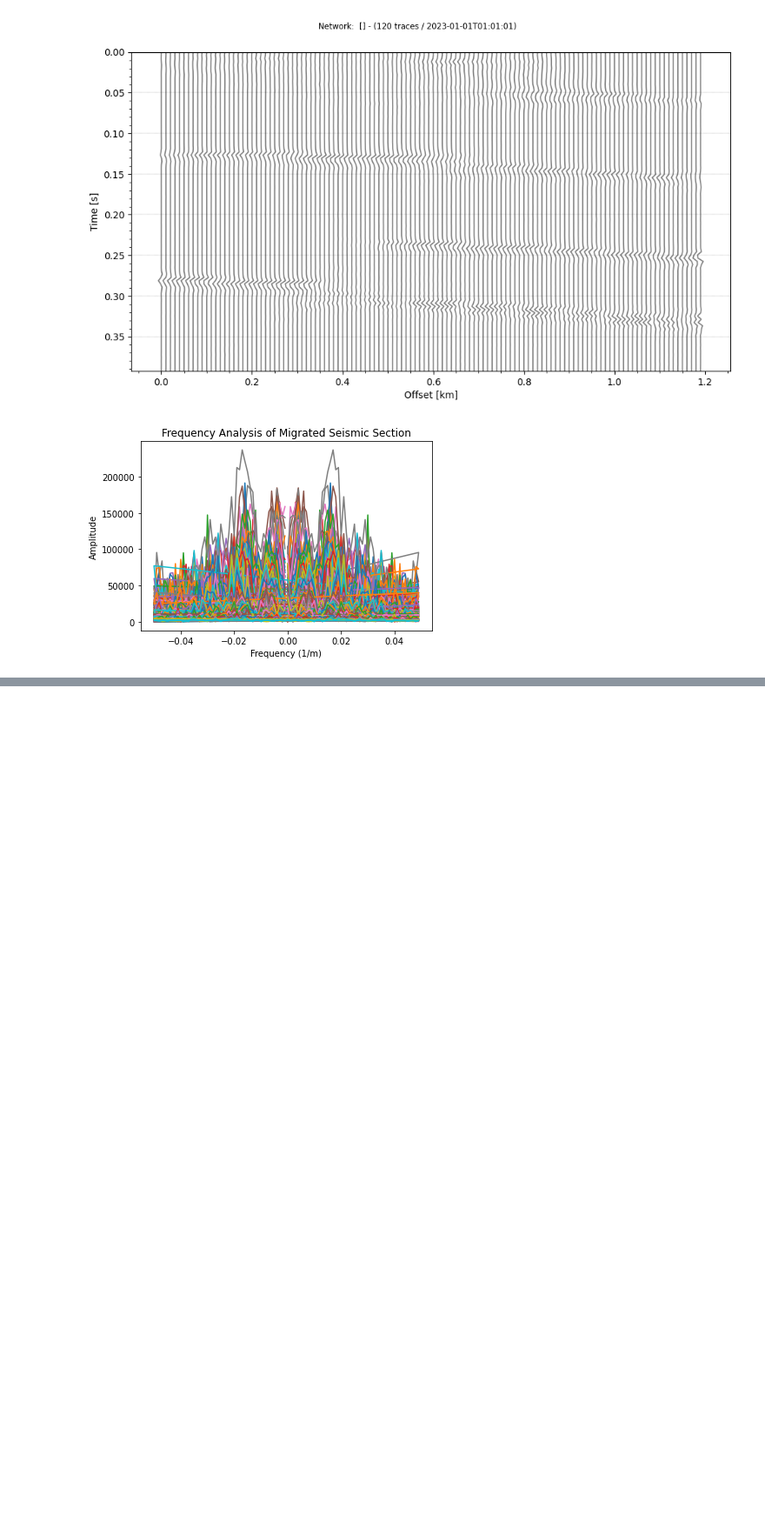
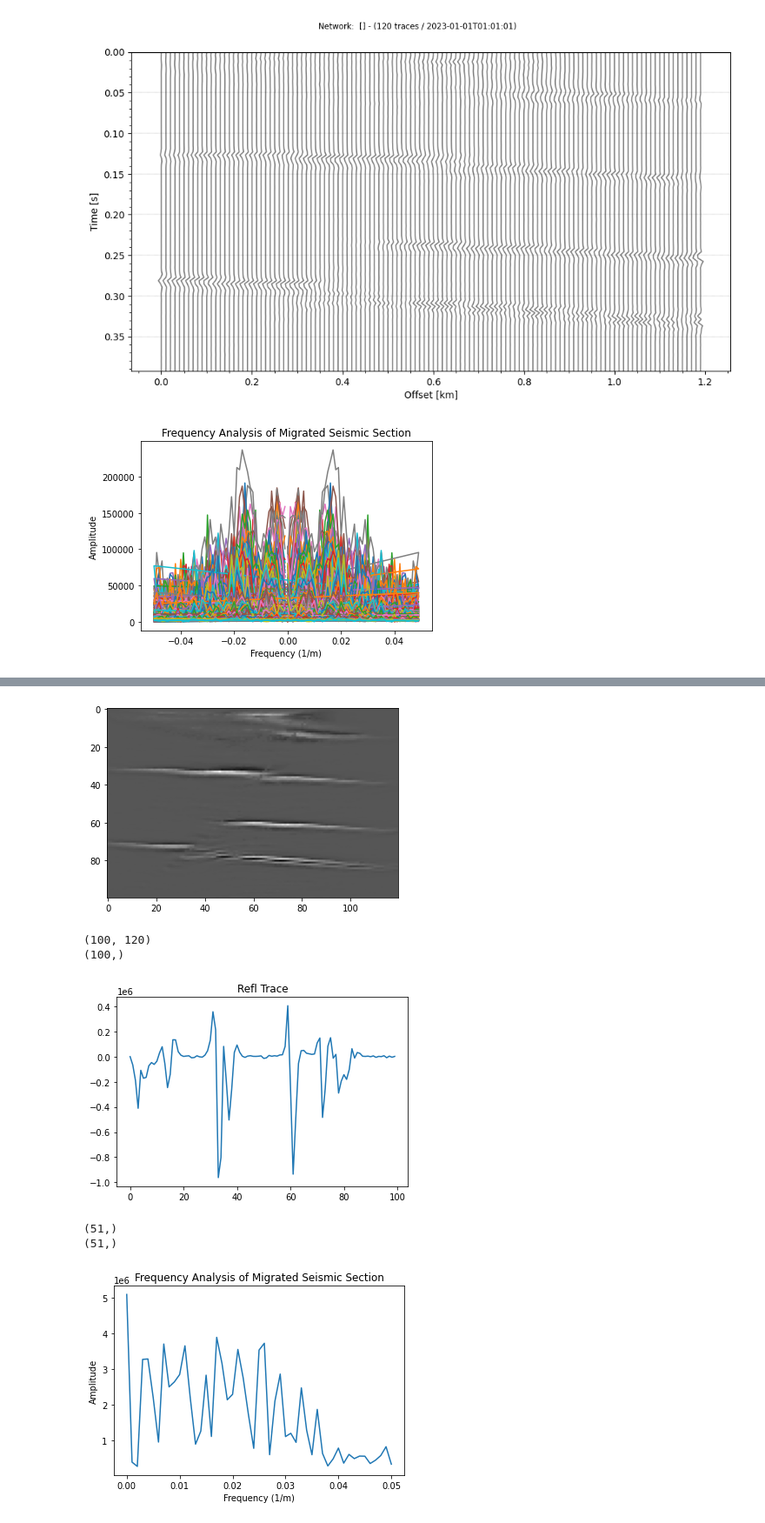
Before and after one commit to GuilhermeZakarewicz/DiffraPy, a Jupyter notebook: Testes_Heterogeneous_VelocityModel.ipynb, the cells around one changed output, grey strips where cells are left out. Shown at 87% size. Drawn from its saved outputs; the diff is of its cells as text; code cells hidden in the pictures; blank space fills up the shorter version.

```diff
--- a/Testes_Heterogeneous_VelocityModel.ipynb
+++ b/Testes_Heterogeneous_VelocityModel.ipynb
@@ -595,0 +655,44 @@ plt.show()
+# %%
+filename = "Data/SEGY_files/refls_heter.sgy"
+st_refl = _read_segy(filename)
+
+gather2 = np.zeros([nx,nt])
+
+for i in range(len(gather)):
+    gather2[i] = st_refl[i]
+
+teste_refl = gather2.T
+
+plt.imshow(teste_refl, aspect="auto", cmap="binary")
+plt.show()
+
+trace_refl = np.sum(teste_refl,axis=1)
+
+print(np.shape(teste_refl))
+print(np.shape(trace_refl))
+
+plt.plot(trace_refl)
+plt.title("Refl Trace")
+plt.show()
+
+refl_fft = np.fft.rfft(trace_refl)
+amplitude_spectrum_refl = np.abs(refl_fft)
+depth_interval = 10 #meters
+depth_axis = np.fft.rfftfreq(100, d=depth_interval)
+
+print(np.shape(amplitude_spectrum_refl))
+print(np.shape(depth_axis))
+
+plt.plot(depth_axis, amplitude_spectrum_refl)
+plt.title('Frequency Analysis of Migrated Seismic Section')
+plt.xlabel('Frequency (1/m)')
+plt.ylabel('Amplitude')
+plt.show()
+# %% [output]
+[figure, added]
+(100, 120)
+(100,)
+[figure, added]
+(51,)
+(51,)
+[figure, added]
```
Also changed, not shown: parts of 5 cells of this notebook, 1 other file.
